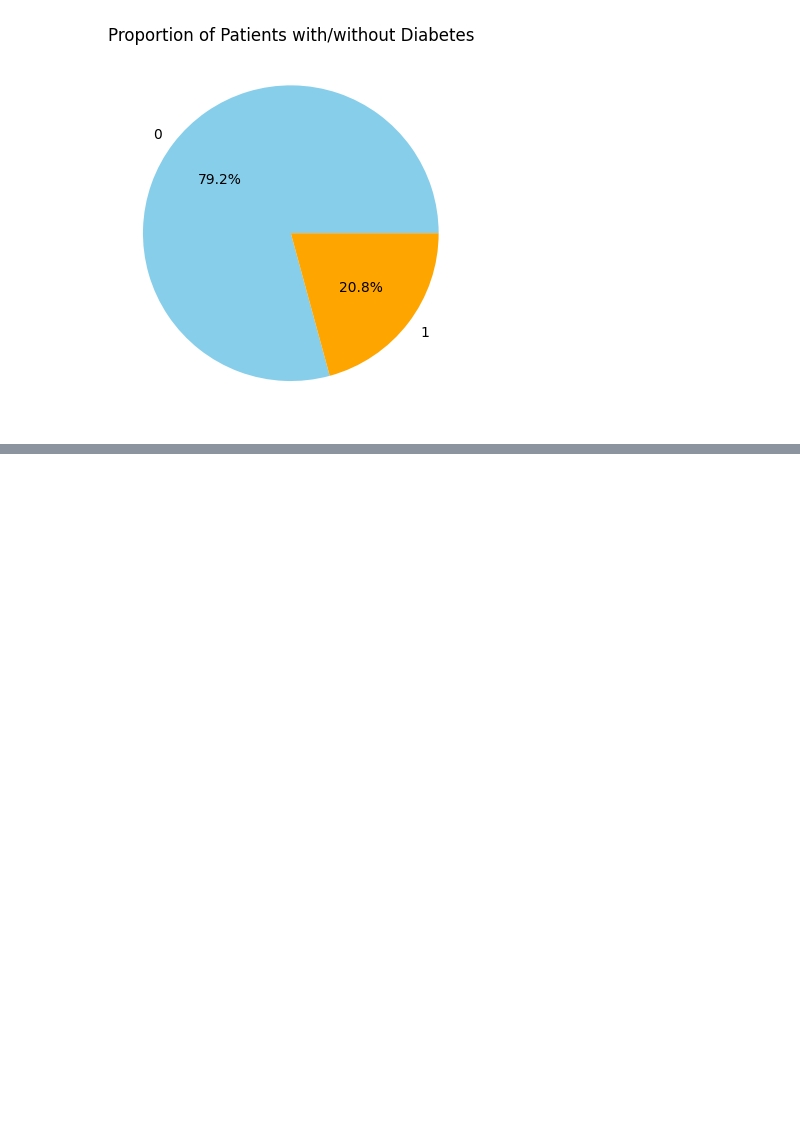
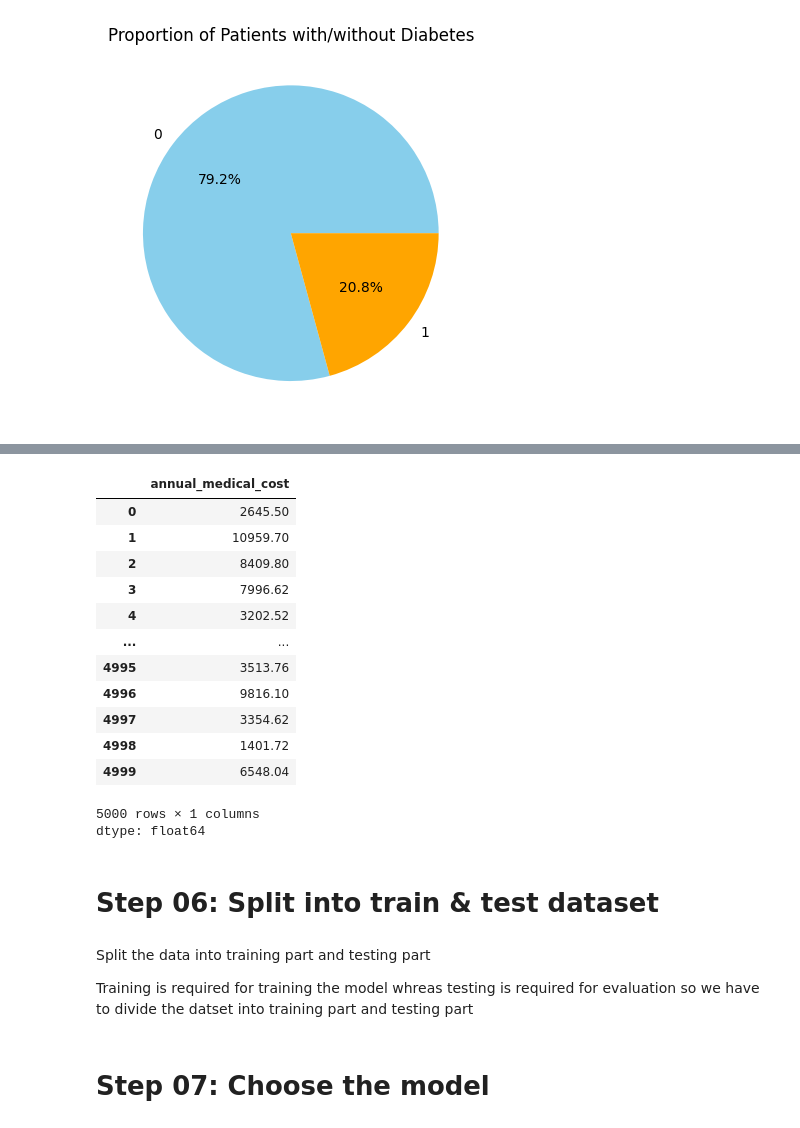
Before and after one commit to ShaazCode/Machine-Learning, a Jupyter notebook: workflow_for_model.ipynb, the cells around one changed output, grey strips where cells are left out. Cells and saved outputs as stored; diff of their text form; code cells hidden in the pictures; blank space fills up the shorter version.

Commit message:
workflow from start but remaining with feature engineering and evaluation part

```diff
--- a/workflow_for_model.ipynb
+++ b/workflow_for_model.ipynb
@@ -586,0 +600,3 @@ plt.show()
+# %%
+X = medical_cost.drop('annual_medical_cost', axis=1) # Removed annual medical cost column and then we will store in Y
+Y = medical_cost['annual_medical_cost']
@@ -586,0 +620,25 @@ plt.show()
+# %%
+Y
+
+# Here Y is the output its an predicted result
+# %% [output]
+|  | annual_medical_cost |
+| 0 | 2645.50 |
+| 1 | 10959.70 |
+| 2 | 8409.80 |
+| 3 | 7996.62 |
+| 4 | 3202.52 |
+| ... | ... |
+| 4995 | 3513.76 |
+| 4996 | 9816.10 |
+| 4997 | 3354.62 |
+| 4998 | 1401.72 |
+| 4999 | 6548.04 |
+5000 rows × 1 columns
+dtype: float64
+# %% [markdown]
+# **Step 06: Split into train & test dataset**
+# %% [markdown]
+Split the data into training part and testing part
+
+Training is required for training the model whreas testing is required for evaluation so we have to divide the datset into training part and testing part
@@ -586,0 +649,2 @@ plt.show()
+# %% [markdown]
+# **Step 07: Choose the model**
```
Also changed, not shown: parts of 11 cells of this notebook.
